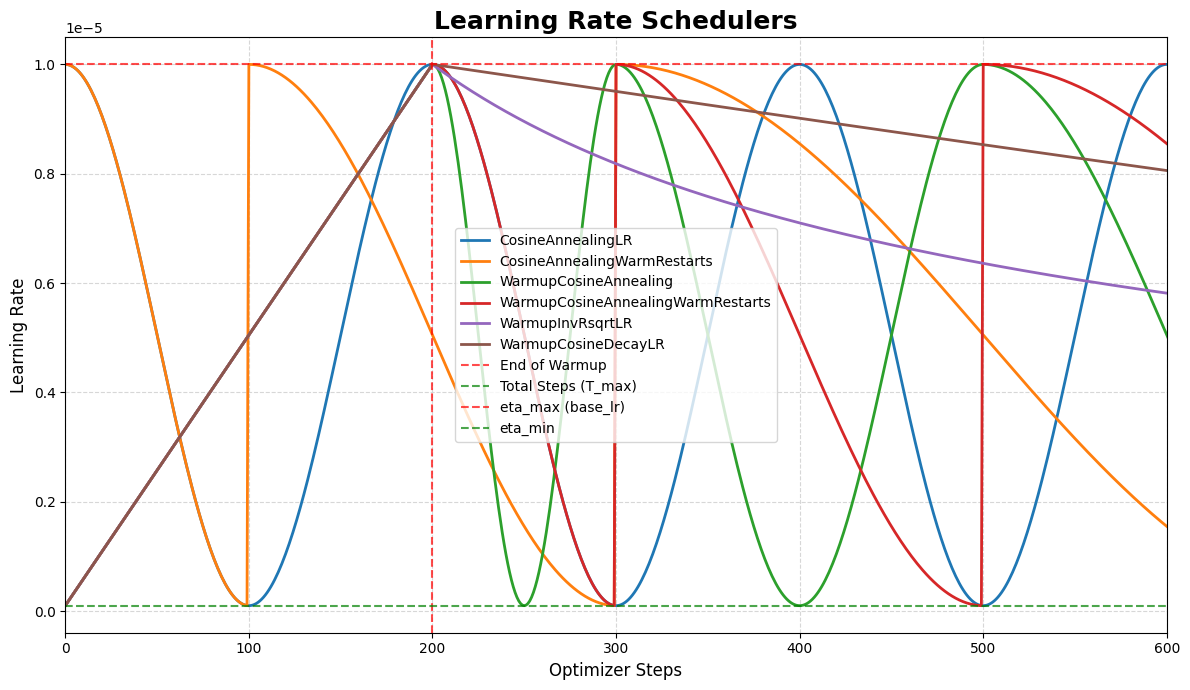
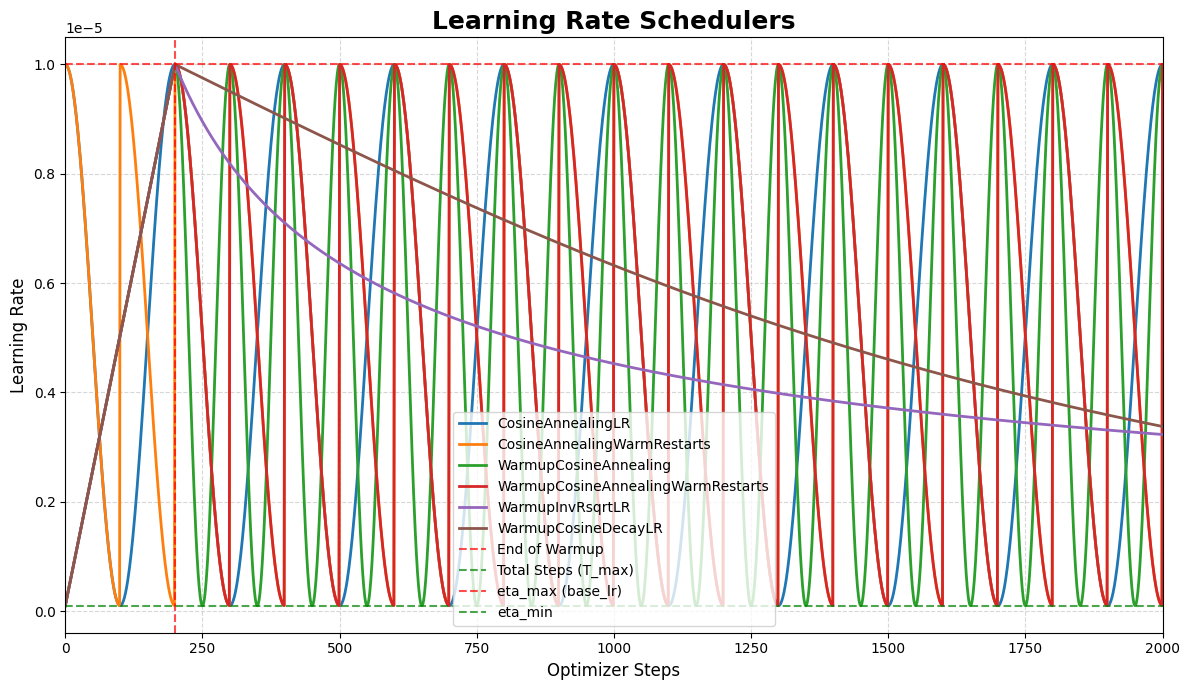
The notebook cell's code change between the first figure and the second:
--- before
+++ after
@@ -17,5 +17,5 @@
 plt.legend(loc='best', fontsize=10)
 plt.grid(True, linestyle='--', alpha=0.5)
-plt.xlim([0*warmup_steps, 3*warmup_steps])
+plt.xlim([0*warmup_steps, 10*warmup_steps])
 plt.tight_layout()
 plt.show()

Commit: Удален параметр 'scheduler_on'.